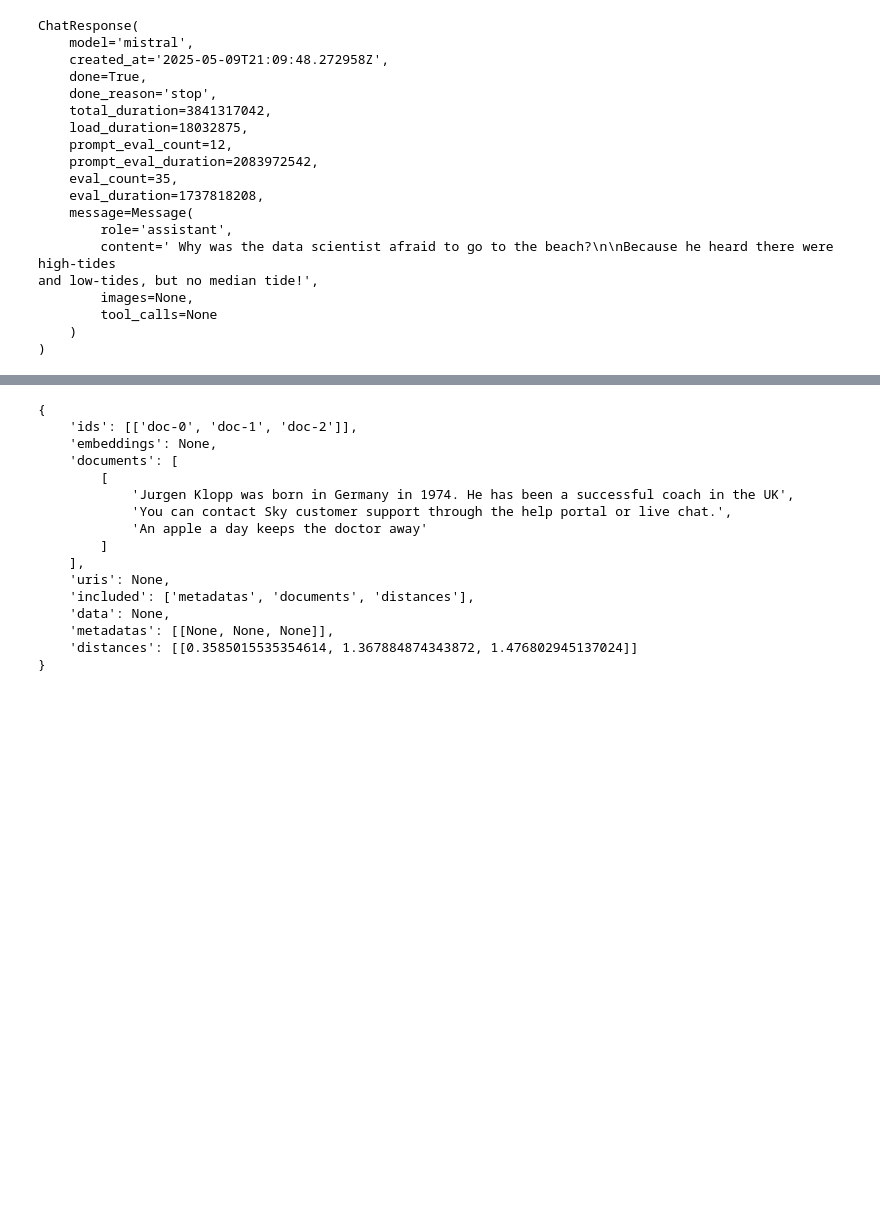
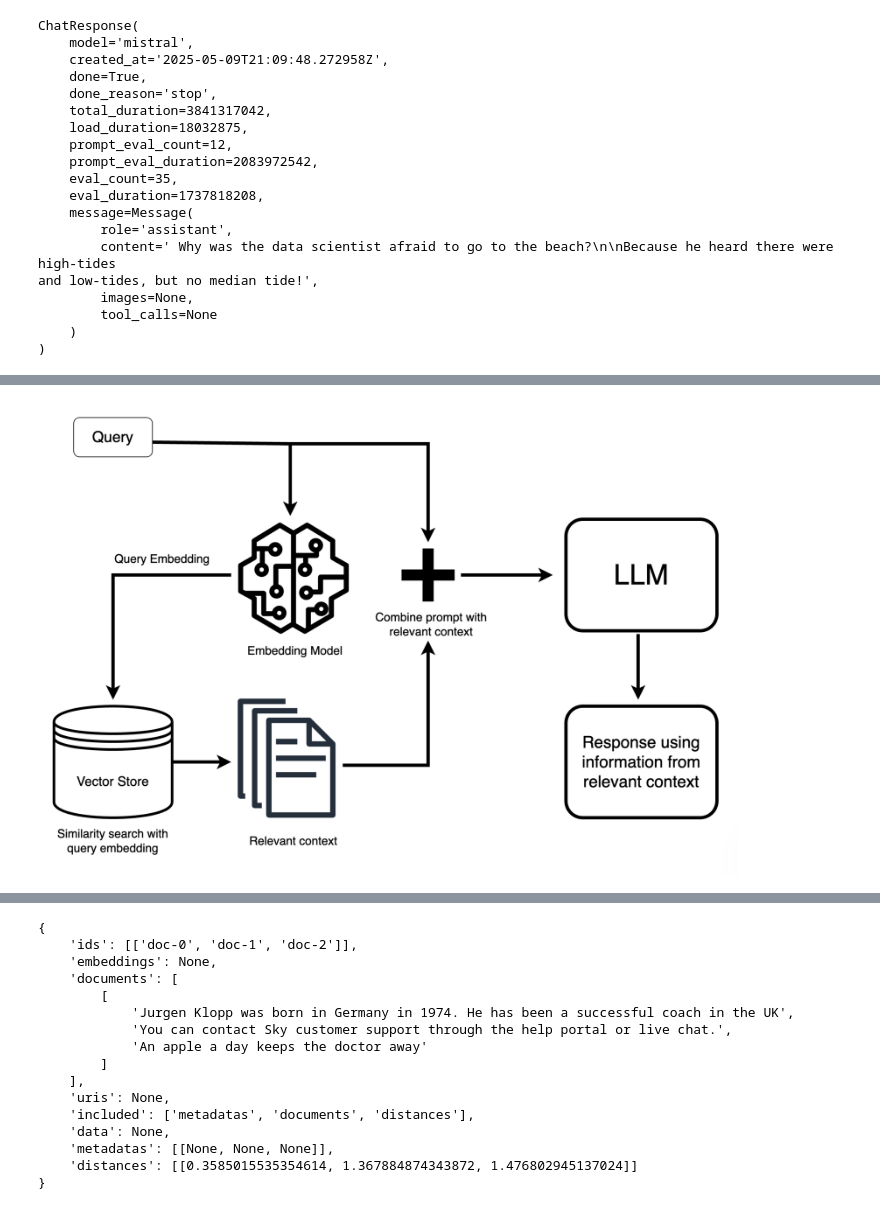
Before and after one commit to marc-olm/genai101, a Jupyter notebook: notebooks/rag_playground.ipynb, the cells around one changed output, grey strips where cells are left out. Cells and saved outputs as stored; diff of their text form; code cells hidden in the pictures; blank space fills up the shorter version.

Commit message:
[rag] Add diagrams

```diff
--- a/notebooks/rag_playground.ipynb
+++ b/notebooks/rag_playground.ipynb
@@ -73,0 +76,4 @@ The main components of a naive RAG pipeline are:
+# %%
+display(Image(filename='../docs/images/rag_diagram.png', width=700))
+# %% [output]
+[figure, added]
```
Also changed, not shown: parts of 5 cells of this notebook, 3 other files.
